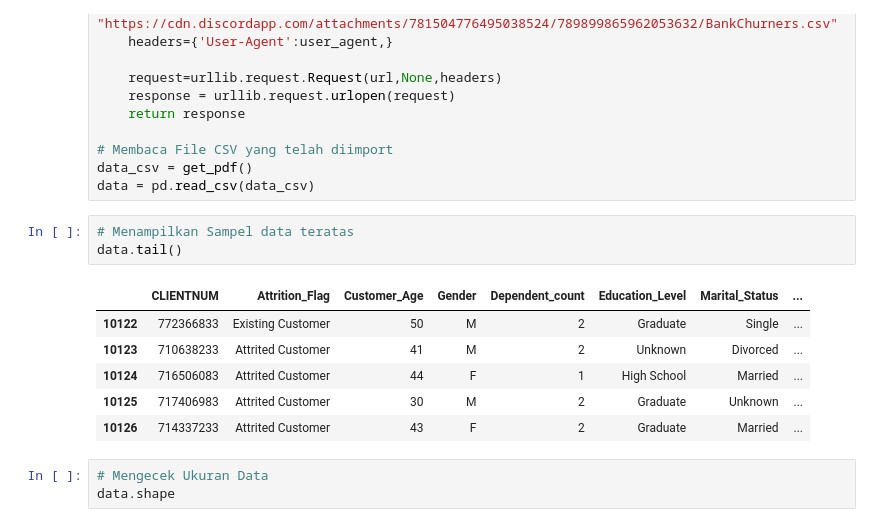
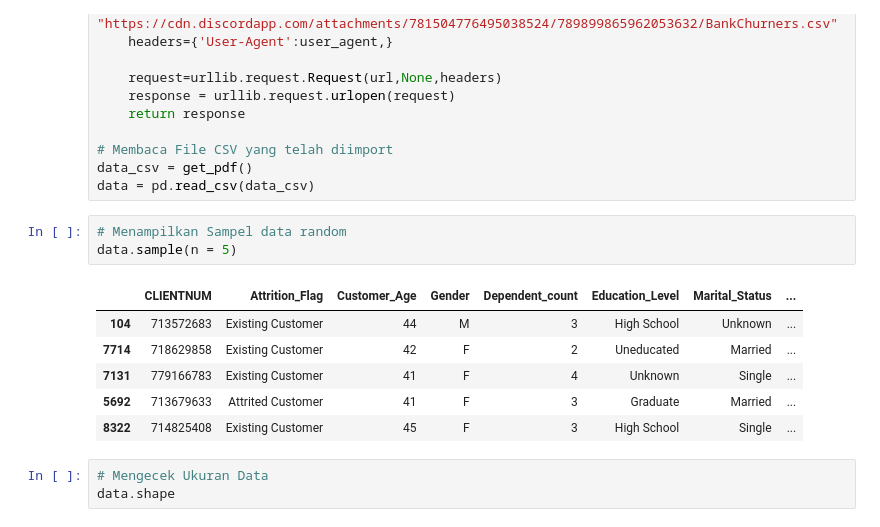
Before and after one commit to Naufaal-HL/Tugas-Besar-Statistika-Credit-Card-Exploration-Data-Mining, a Jupyter notebook: Kelompok1_IF43GAB04.ipynb, the cells around one changed output. Saved outputs shown, nothing was run; the diff lists cells and outputs as text.

```diff
--- a/Kelompok1_IF43GAB04.ipynb
+++ b/Kelompok1_IF43GAB04.ipynb
@@ -77,15 +77,15 @@ def get_pdf():
 data_csv = get_pdf()
 data = pd.read_csv(data_csv)
 # %%
-# Menampilkan Sampel data teratas
-data.tail()
+# Menampilkan Sampel data random
+data.sample(n = 5)
 # %% [output]
 |  | CLIENTNUM | Attrition_Flag | Customer_Age | Gender | Dependent_count | Education_Level | Marital_Status | ... |
-| 10122 | 772366833 | Existing Customer | 50 | M | 2 | Graduate | Single | ... |
-| 10123 | 710638233 | Attrited Customer | 41 | M | 2 | Unknown | Divorced | ... |
-| 10124 | 716506083 | Attrited Customer | 44 | F | 1 | High School | Married | ... |
-| 10125 | 717406983 | Attrited Customer | 30 | M | 2 | Graduate | Unknown | ... |
-| 10126 | 714337233 | Attrited Customer | 43 | F | 2 | Graduate | Married | ... |
+| 104 | 713572683 | Existing Customer | 44 | M | 3 | High School | Unknown | ... |
+| 7714 | 718629858 | Existing Customer | 42 | F | 2 | Uneducated | Married | ... |
+| 7131 | 779166783 | Existing Customer | 41 | F | 4 | Unknown | Single | ... |
+| 5692 | 713679633 | Attrited Customer | 41 | F | 3 | Graduate | Married | ... |
+| 8322 | 714825408 | Existing Customer | 45 | F | 3 | High School | Single | ... |
 # %%
 # Mengecek Ukuran Data
 data.shape
```
Also changed, not shown: parts of 33 cells of this notebook.
